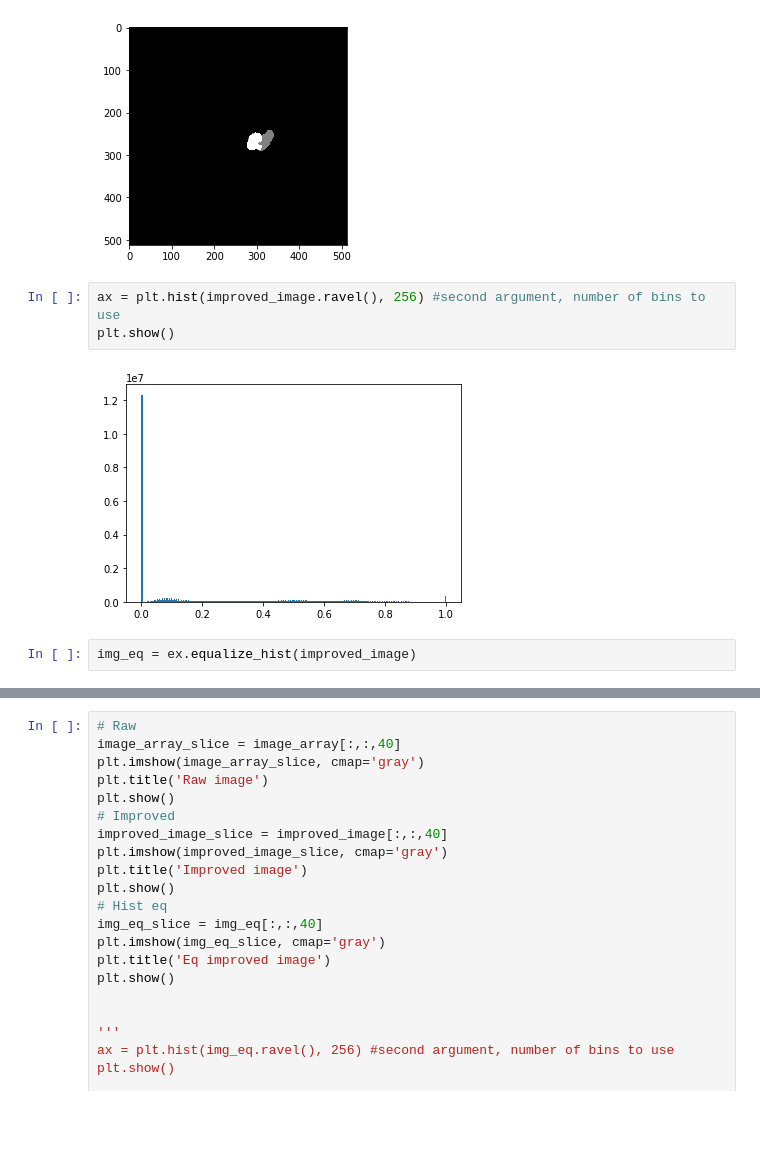
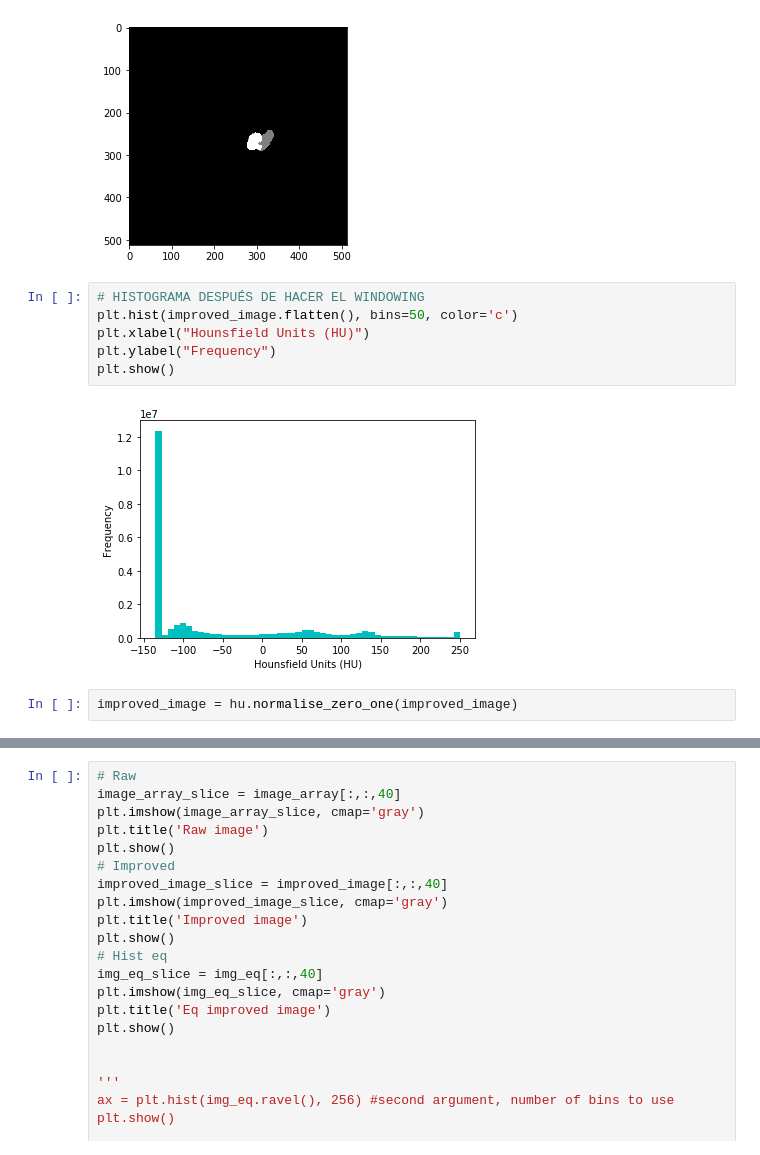
Before and after one commit to fourMembers/ai_postgraduate_project, a Jupyter notebook: notebooks/cdelatorre/Equalize_histogram_and_masks.ipynb, the cells around one changed output, grey strips where cells are left out. Drawn from its saved outputs; the diff is of its cells as text; blank space fills up the shorter version.

Commit message:
notebook equalize and masks updated

```diff
--- a/notebooks/cdelatorre/Equalize_histogram_and_masks.ipynb
+++ b/notebooks/cdelatorre/Equalize_histogram_and_masks.ipynb
@@ -34,10 +41,13 @@ plt.imshow(array_image, cmap='gray')
 plt.show()
 # %% [output]
 [figure]
-# %%
-ax = plt.hist(improved_image.ravel(), 256) #second argument, number of bins to use
-plt.show()
-# %% [output]
-[figure, removed]
-# %%
-img_eq = ex.equalize_hist(improved_image)
+# %%
+# HISTOGRAMA DESPUÉS DE HACER EL WINDOWING
+plt.hist(improved_image.flatten(), bins=50, color='c')
+plt.xlabel("Hounsfield Units (HU)")
+plt.ylabel("Frequency")
+plt.show()
+# %% [output]
+[figure, added]
+# %%
+improved_image = hu.normalise_zero_one(improved_image)
```
Also changed, not shown: parts of 5 cells of this notebook.
